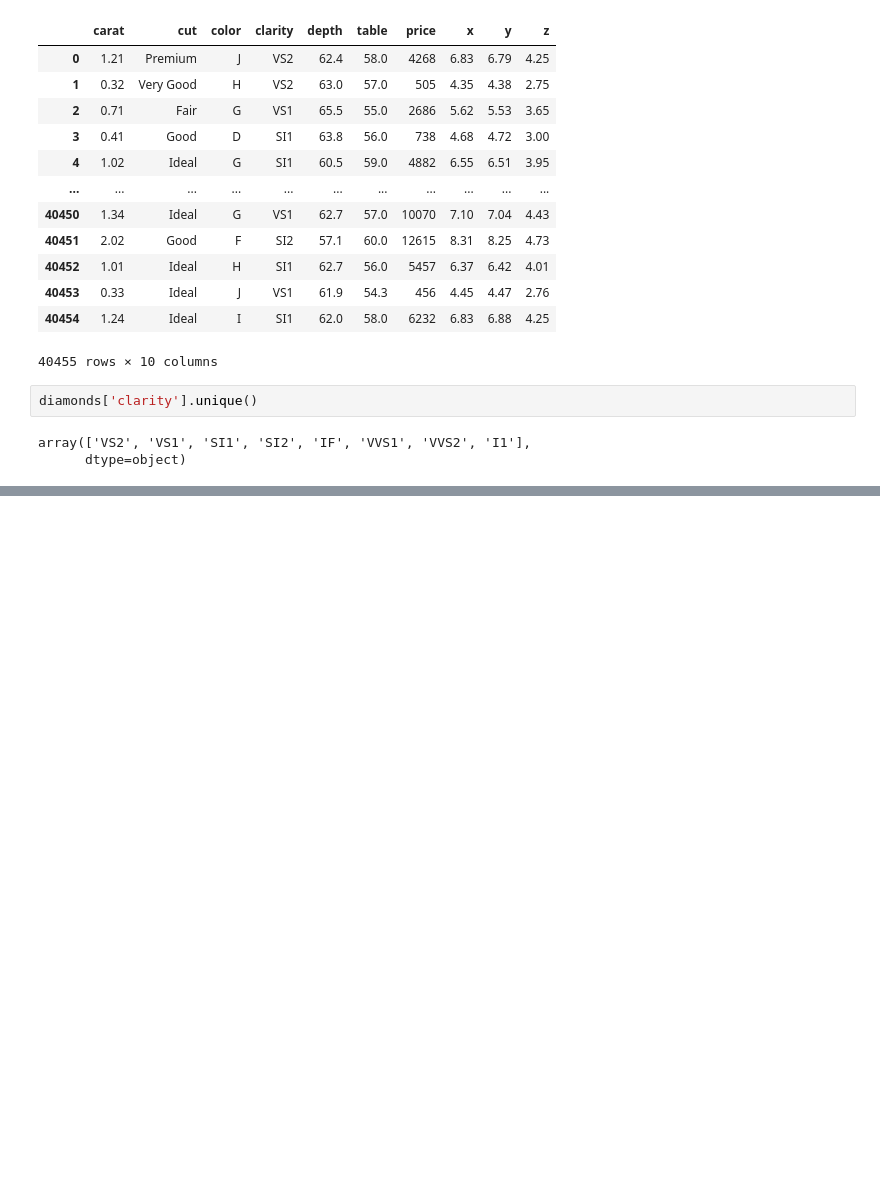
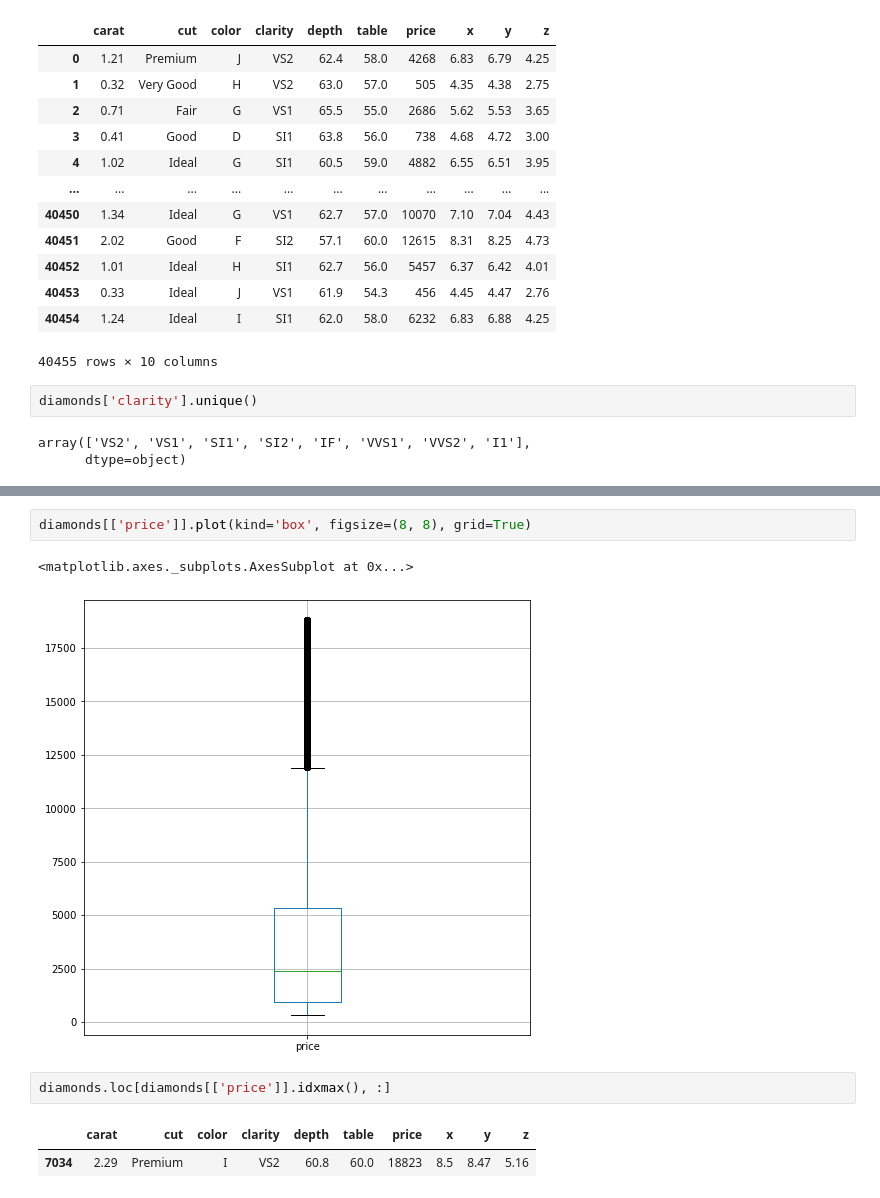
Before and after one commit to Dav3whit3/ih_datamadpt0420_project_m2, a Jupyter notebook: Pruebas.ipynb, the cells around one changed output, grey strips where cells are left out. Cells and saved outputs as stored; diff of their text form; blank space fills up the shorter version.

```diff
--- a/Pruebas.ipynb
+++ b/Pruebas.ipynb
@@ -44,0 +77,10 @@ axes.axvline(8000, ls=':')
+# %%
+diamonds[['price']].plot(kind='box', figsize=(8, 8), grid=True)
+# %% [output]
+<matplotlib.axes._subplots.AxesSubplot at 0x...>
+[figure, added]
+# %%
+diamonds.loc[diamonds[['price']].idxmax(), :]
+# %% [output]
+|  | carat | cut | color | clarity | depth | table | price | x | y | z |
+| 7034 | 2.29 | Premium | I | VS2 | 60.8 | 60.0 | 18823 | 8.5 | 8.47 | 5.16 |
```
Also changed, not shown: parts of 4 cells of this notebook.
